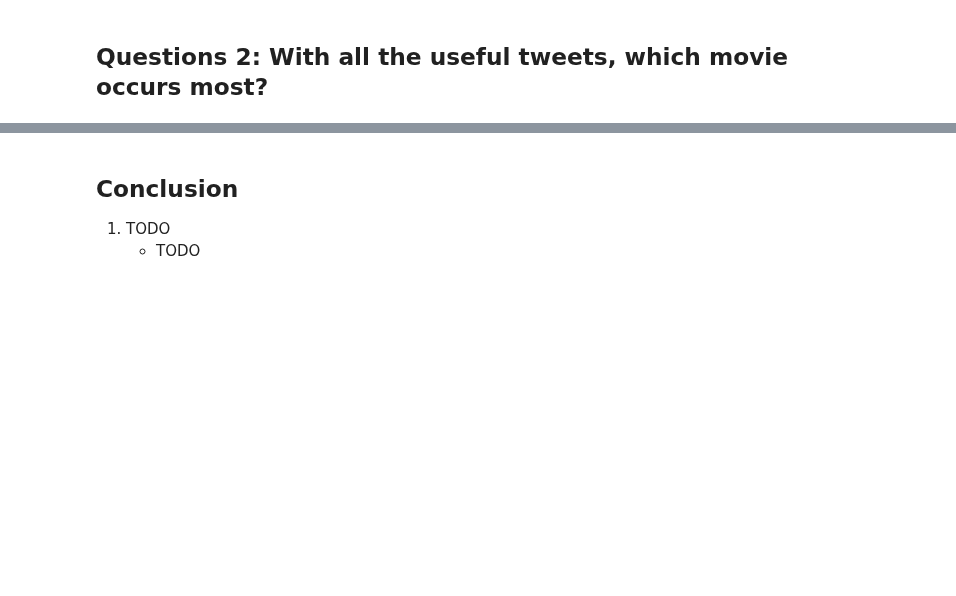
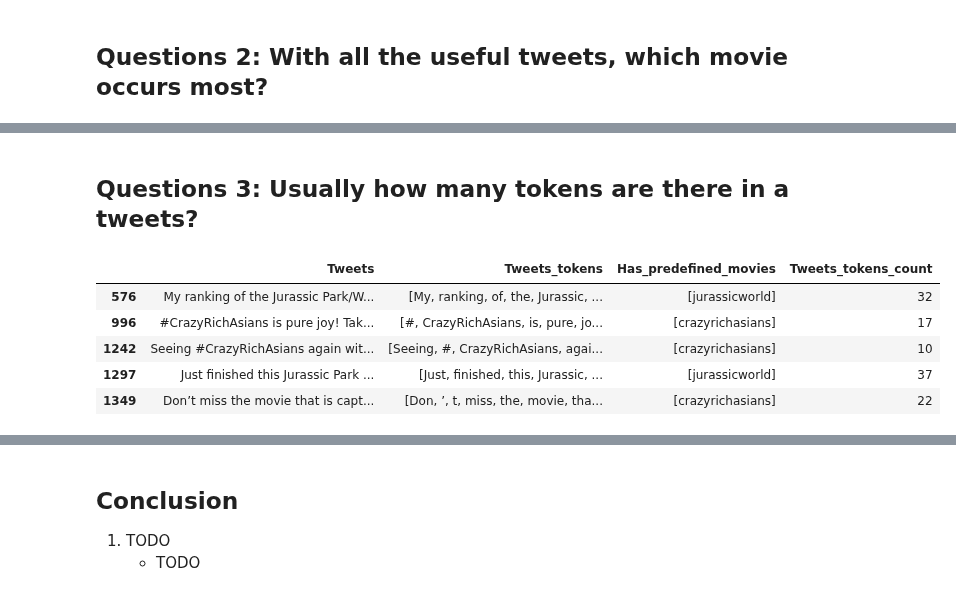
Before and after one commit to nicolechao/springboard-data-science, a Jupyter notebook: Capstone 2/Exploratory Data Analysis/exploratory_data_analysis.ipynb, the cells around one changed output, grey strips where cells are left out. Cells and saved outputs as stored; diff of their text form; code cells hidden in the pictures; blank space fills up the shorter version.

```diff
--- a/Capstone 2/Exploratory Data Analysis/exploratory_data_analysis.ipynb
+++ b/Capstone 2/Exploratory Data Analysis/exploratory_data_analysis.ipynb
@@ -212,0 +218,12 @@ TODO: So far Jurassic World occurs most.
+# %% [markdown]
+## Questions 3: Usually how many tokens are there in a tweets?
+# %%
+df['Tweets_tokens_count'] = df['Tweets_tokens'].apply(len)
+df.head()
+# %% [output]
+|  | Tweets | Tweets_tokens | Has_predefined_movies | Tweets_tokens_count |
+| 576 | My ranking of the Jurassic Park/W... | [My, ranking, of, the, Jurassic, ... | [jurassicworld] | 32 |
+| 996 | #CrazyRichAsians is pure joy! Tak... | [#, CrazyRichAsians, is, pure, jo... | [crazyrichasians] | 17 |
+| 1242 | Seeing #CrazyRichAsians again wit... | [Seeing, #, CrazyRichAsians, agai... | [crazyrichasians] | 10 |
+| 1297 | Just finished this Jurassic Park ... | [Just, finished, this, Jurassic, ... | [jurassicworld] | 37 |
+| 1349 | Don’t miss the movie that is capt... | [Don, ’, t, miss, the, movie, tha... | [crazyrichasians] | 22 |
```
Also changed, not shown: parts of 15 cells of this notebook.
